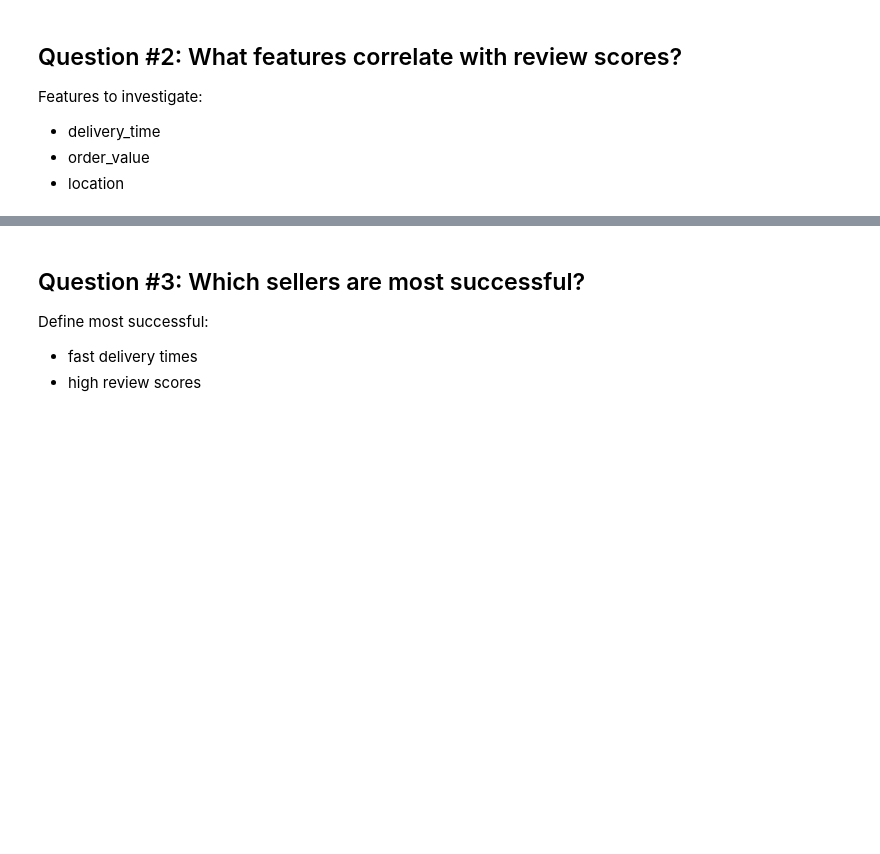
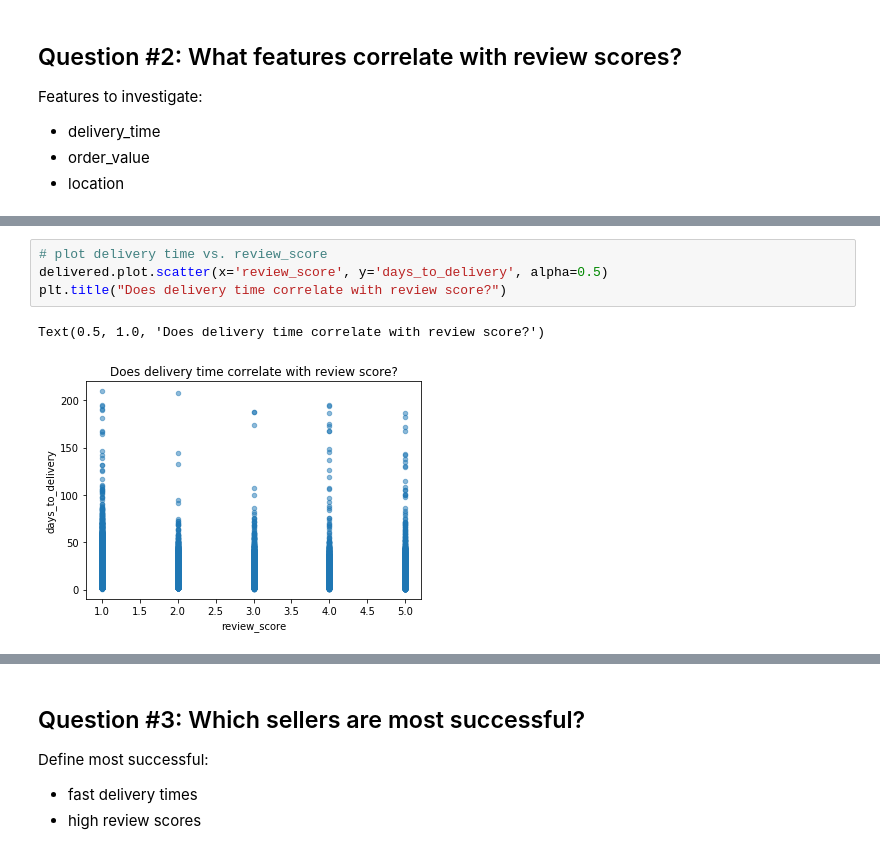
Before and after one commit to cgiannotta/eCommerceAnalysis, a Jupyter notebook: eCommerceSQL.ipynb, the cells around one changed output, grey strips where cells are left out. Drawn from its saved outputs; the diff is of its cells as text; blank space fills up the shorter version.

Commit message:
began review analysisand seller analysis

```diff
--- a/eCommerceSQL.ipynb
+++ b/eCommerceSQL.ipynb
@@ -395,0 +405,7 @@ Features to investigate:
+# %%
+# plot delivery time vs. review_score
+delivered.plot.scatter(x='review_score', y='days_to_delivery', alpha=0.5)
+plt.title("Does delivery time correlate with review score?")
+# %% [output]
+Text(0.5, 1.0, 'Does delivery time correlate with review score?')
+[figure, added]
```
Also changed, not shown: parts of 8 cells of this notebook.
